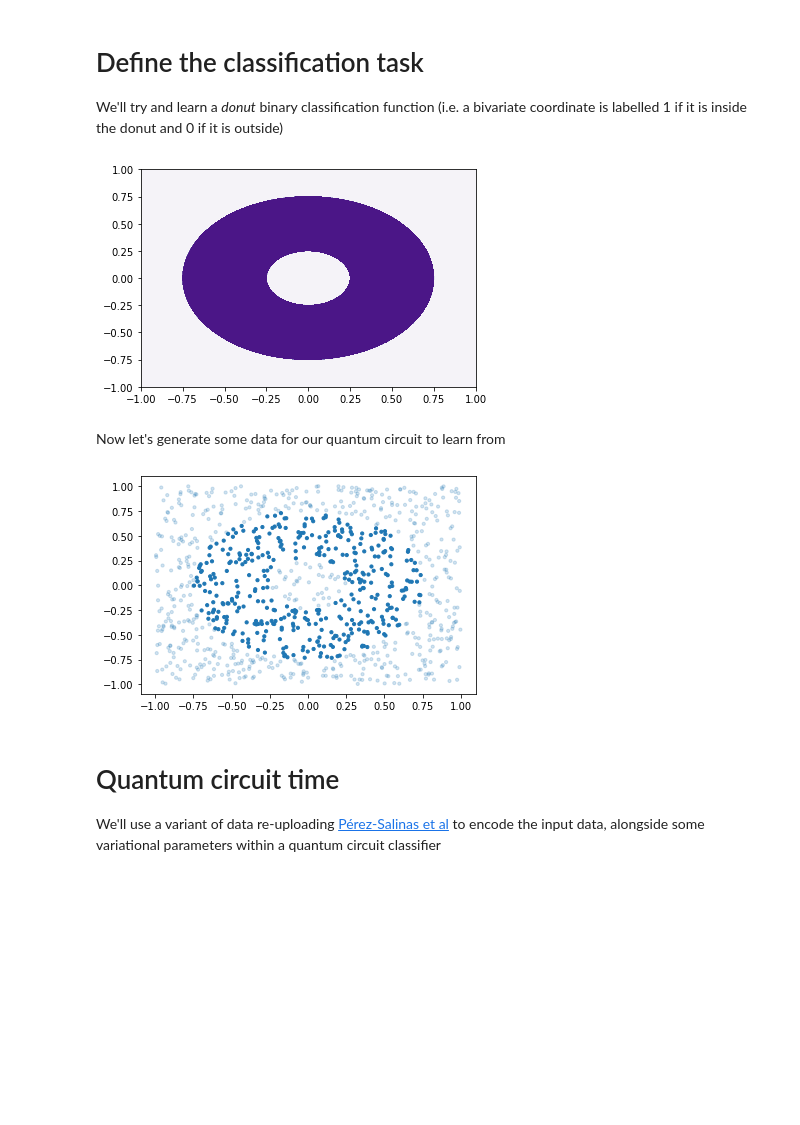
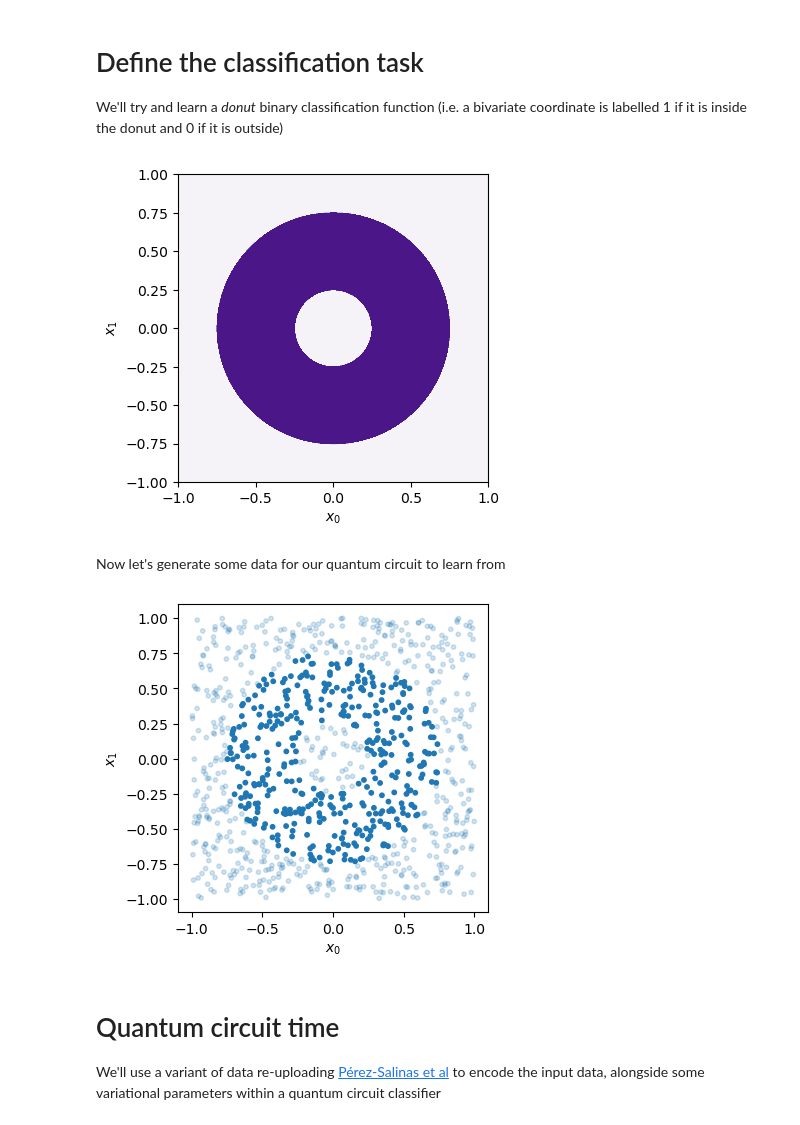
Before and after one commit to CQCL/qujax, a Jupyter notebook: examples/classification.ipynb, the cells around one changed output. Saved outputs shown, nothing was run; the diff lists cells and outputs as text; code cells hidden in the pictures; blank space fills up the shorter version.

Commit message:
[fix] Fixed typos and figure size

```diff
--- a/examples/classification.ipynb
+++ b/examples/classification.ipynb
@@ -6,17 +6,23 @@ import matplotlib.pyplot as plt
 # Define the classification task<br>
 We'll try and learn a _donut_ binary classification function (i.e. a bivariate coordinate is labelled 1 if it is inside the donut and 0 if it is outside)
 # %%
-inner_rad = 0.25; outer_rad = 0.75
+inner_rad = 0.25
+outer_rad = 0.75
+
+
 def classification_function(x, y):
     r = jnp.sqrt(x**2 + y**2)
-    return jnp.where((r > inner_rad)*(r < outer_rad), 1, 0)
+    return jnp.where((r > inner_rad) * (r < outer_rad), 1, 0)
 # %%
-linsp = jnp.linspace(-1, 1, 1000)
+linsp = jnp.linspace(-1, 1, 1_000)
 Z = vmap(lambda x: vmap(lambda y: classification_function(x, y))(linsp))(linsp)
 # %%
+plt.figure(figsize=(4,4))
+plt.xlabel(f'$x_0$')
+plt.ylabel(f'$x_1$')
 plt.contourf(linsp, linsp, Z, cmap='Purples');
 # %% [output]
-[figure, old version]
+[figure, new version]
 # %% [markdown]
 Now let's generate some data for our quantum circuit to learn from
 # %%
@@ -26,7 +32,10 @@ y = classification_function(x[:,0], x[:, 1])
 # %%
+plt.figure(figsize=(4,4))
+plt.xlabel(f'$x_0$')
+plt.ylabel(f'$x_1$')
 plt.scatter(x[:,0], x[:,1], alpha=jnp.where(y, 1, 0.2), s=10);
 # %% [output]
-[figure, old version]
+[figure, new version]
 # %% [markdown]
 # Quantum circuit time<br>
 We'll use a variant of data re-uploading [Pérez-Salinas et al](https://doi.org/10.22331/q-2020-02-06-226) to encode the input data, alongside some variational parameters within a quantum circuit classifier
```
Also changed, not shown: parts of 14 cells of this notebook.
